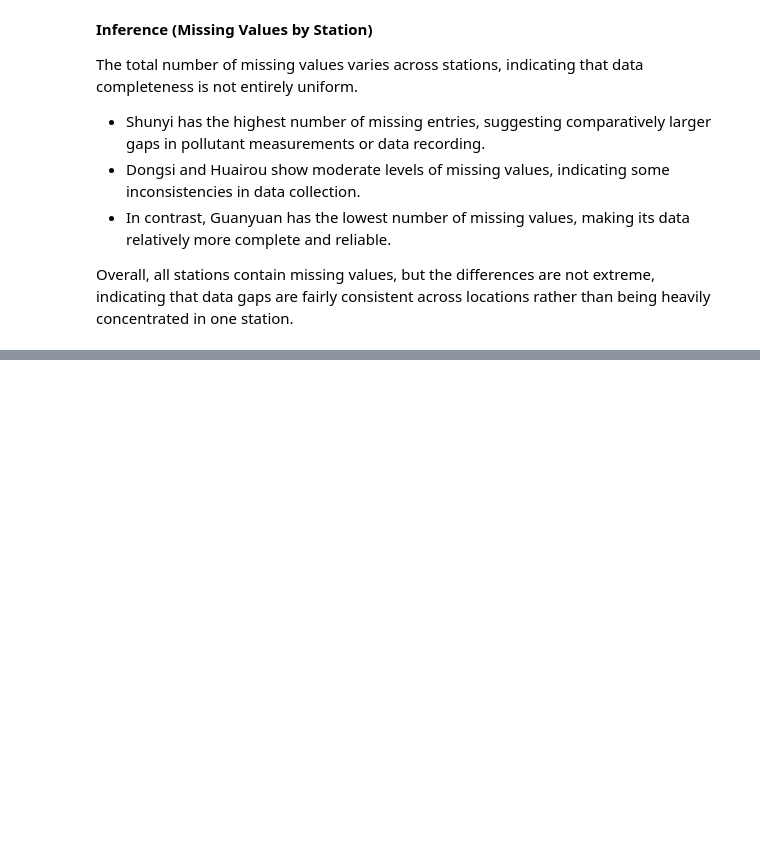
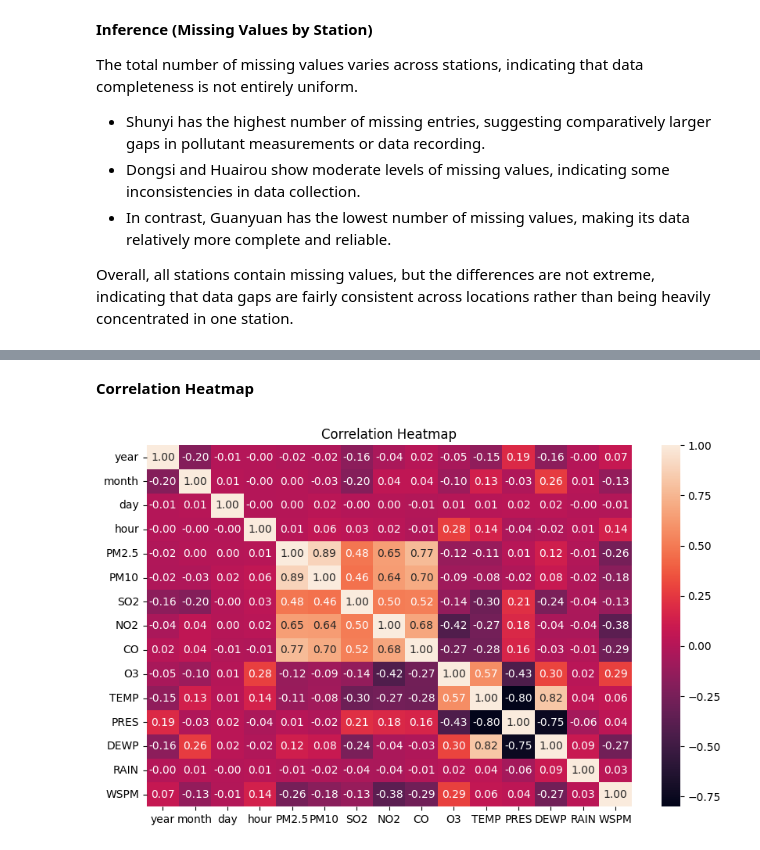
Before and after one commit to anulax1114-design/CMP7005-PRAC1-st20347210, a Jupyter notebook: PRAC1_DA_.ipynb, the cells around one changed output, grey strips where cells are left out. Cells and saved outputs as stored; diff of their text form; code cells hidden in the pictures; blank space fills up the shorter version.

```diff
--- a/PRAC1_DA_.ipynb
+++ b/PRAC1_DA_.ipynb
@@ -448,0 +527,12 @@ Overall, all stations contain missing values, but the differences are not extrem
+# %% [markdown]
+**Correlation Heatmap**
+# %%
+df = df.drop(columns=['No'], errors='ignore')
+numeric_df = df.select_dtypes(include=['number'])
+
+plt.figure(figsize=(10,6))
+sns.heatmap(numeric_df.corr(), annot=True, fmt=".2f")
+plt.title("Correlation Heatmap")
+plt.show()
+# %% [output]
+[figure, added]
```
Also changed, not shown: parts of 23 cells of this notebook.
